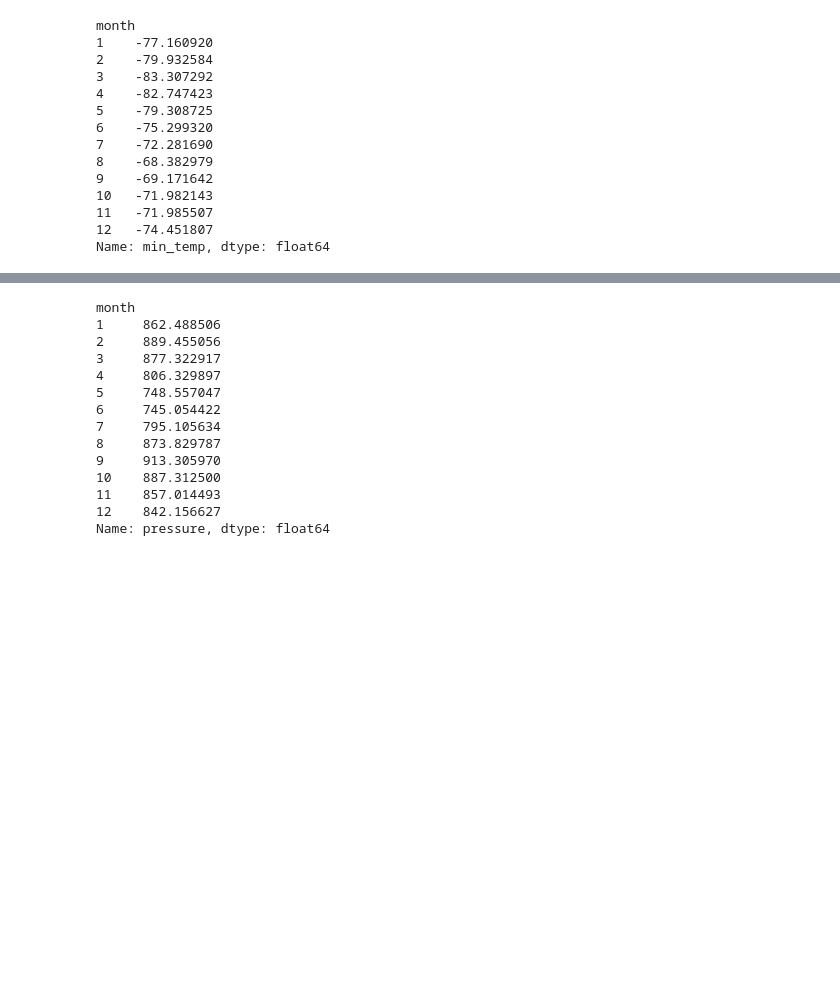
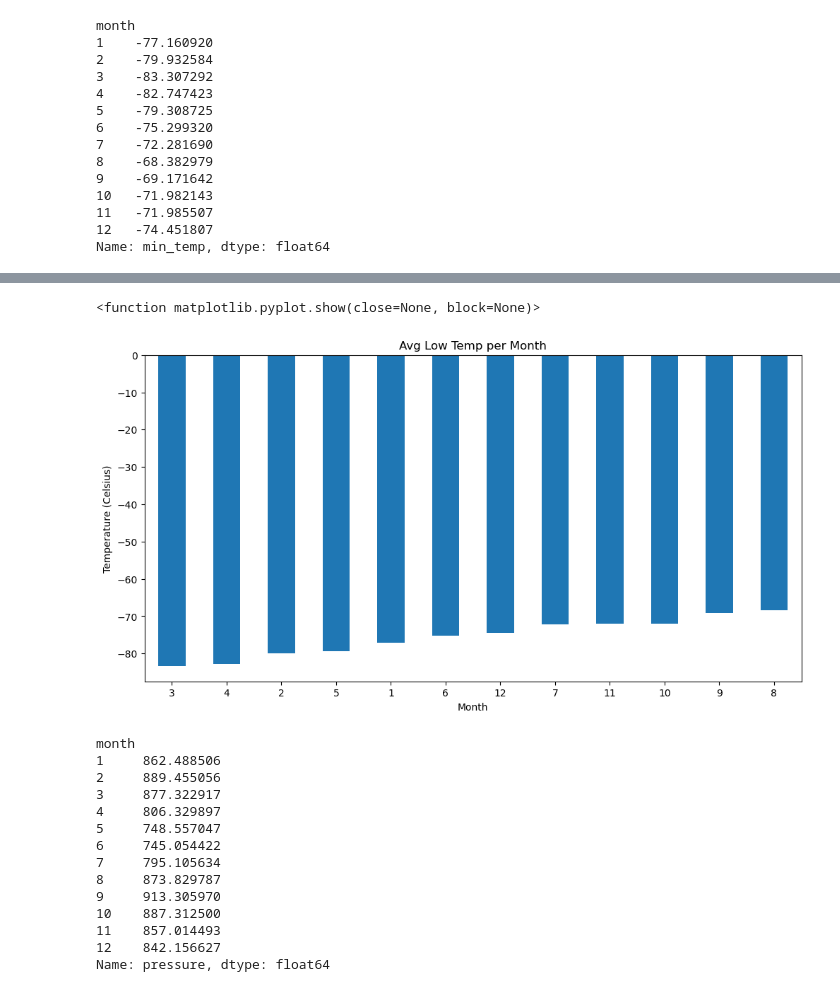
Before and after one commit to sloucel/Scraping_Challenge, a Jupyter notebook: part_2_mars_weather.ipynb, the cells around one changed output, grey strips where cells are left out. Drawn from its saved outputs; the diff is of its cells as text; code cells hidden in the pictures; blank space fills up the shorter version.

```diff
--- a/part_2_mars_weather.ipynb
+++ b/part_2_mars_weather.ipynb
@@ -229,2 +273,18 @@ Name: min_temp, dtype: float64
+# %%
+# Identify the coldest and hottest months in Curiosity's location: Cooldest is March,  Hottest is August
+avg_low_temp_asc = avg_low_temp.sort_values(ascending=True)
+
+# Set up chart
+avg_low_temp_asc.plot(kind='bar', figsize=(12,6))
+
+# Titles and Labels
+plt.title('Avg Low Temp per Month')
+plt.xlabel('Month')
+plt.ylabel('Temperature (Celsius)')
+plt.xticks(rotation=0)
+plt.show
+# %% [output]
+<function matplotlib.pyplot.show(close=None, block=None)>
+[figure, added]
 # %%
 # 4. Average pressure by Martian month
```
Also changed, not shown: parts of 13 cells of this notebook, 1 other file.
